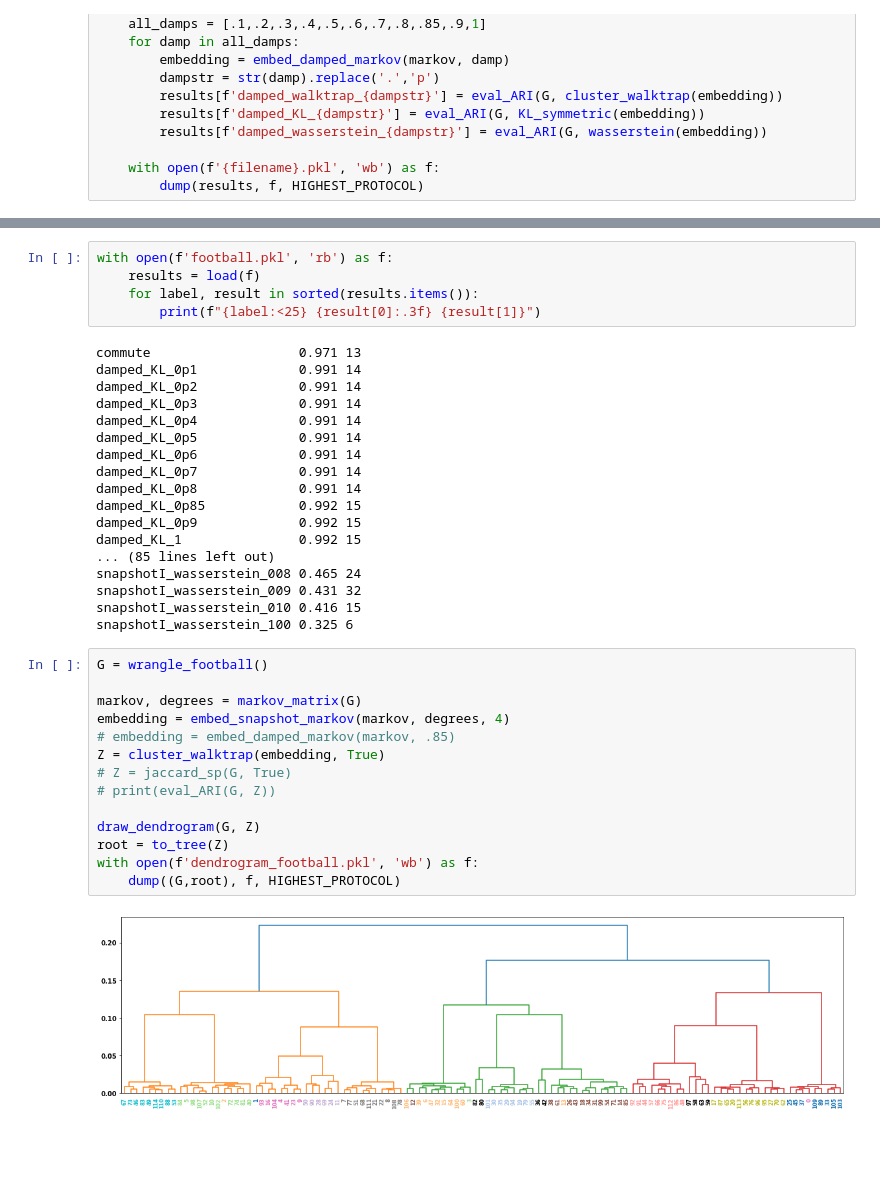
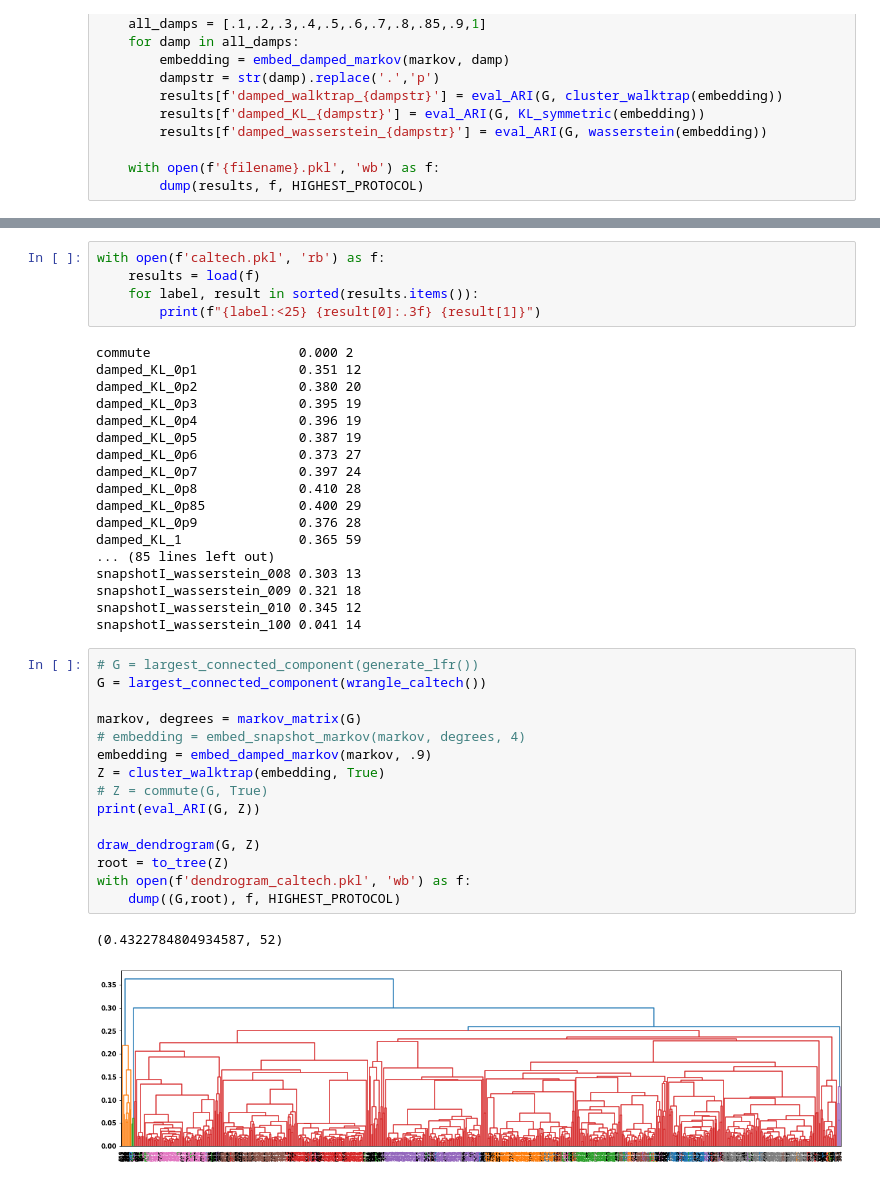
Before and after one commit to jxz12/MyFirstThesis, a Jupyter notebook: code/cluster.ipynb, the cells around one changed output, grey strips where cells are left out. Saved outputs shown, nothing was run; the diff lists cells and outputs as text; blank space fills up the shorter version.

```diff
--- a/code/cluster.ipynb
+++ b/code/cluster.ipynb
@@ -288,39 +290,41 @@ do_experiment('lfr', generate_lfr())
 # %%
-with open(f'football.pkl', 'rb') as f:
+with open(f'caltech.pkl', 'rb') as f:
     results = load(f)
     for label, result in sorted(results.items()):
         print(f"{label:<25} {result[0]:.3f} {result[1]}")
 # %% [output]
-commute                   0.971 13
-damped_KL_0p1             0.991 14
-damped_KL_0p2             0.991 14
-damped_KL_0p3             0.991 14
-damped_KL_0p4             0.991 14
-damped_KL_0p5             0.991 14
-damped_KL_0p6             0.991 14
-damped_KL_0p7             0.991 14
-damped_KL_0p8             0.991 14
-damped_KL_0p85            0.992 15
-damped_KL_0p9             0.992 15
-damped_KL_1               0.992 15
+commute                   0.000 2
+damped_KL_0p1             0.351 12
+damped_KL_0p2             0.380 20
+damped_KL_0p3             0.395 19
+damped_KL_0p4             0.396 19
+damped_KL_0p5             0.387 19
+damped_KL_0p6             0.373 27
+damped_KL_0p7             0.397 24
+damped_KL_0p8             0.410 28
+damped_KL_0p85            0.400 29
+damped_KL_0p9             0.376 28
+damped_KL_1               0.365 59
 ... (85 lines left out)
-snapshotI_wasserstein_008 0.465 24
-snapshotI_wasserstein_009 0.431 32
-snapshotI_wasserstein_010 0.416 15
-snapshotI_wasserstein_100 0.325 6
+snapshotI_wasserstein_008 0.303 13
+snapshotI_wasserstein_009 0.321 18
+snapshotI_wasserstein_010 0.345 12
+snapshotI_wasserstein_100 0.041 14
 # %%
-G = wrangle_football()
+# G = largest_connected_component(generate_lfr())
+G = largest_connected_component(wrangle_caltech())
 
 markov, degrees = markov_matrix(G)
-embedding = embed_snapshot_markov(markov, degrees, 4)
-# embedding = embed_damped_markov(markov, .85)
+# embedding = embed_snapshot_markov(markov, degrees, 4)
+embedding = embed_damped_markov(markov, .9)
 Z = cluster_walktrap(embedding, True)
-# Z = jaccard_sp(G, True)
-# print(eval_ARI(G, Z))
+# Z = commute(G, True)
+print(eval_ARI(G, Z))
 
 draw_dendrogram(G, Z)
 root = to_tree(Z)
-with open(f'dendrogram_football.pkl', 'wb') as f:
+with open(f'dendrogram_caltech.pkl', 'wb') as f:
     dump((G,root), f, HIGHEST_PROTOCOL)
 # %% [output]
+(0.4322784804934587, 52)
-[figure, old version]
+[figure, new version]
```
Also changed, not shown: parts of 2 cells of this notebook, 2 other files.
